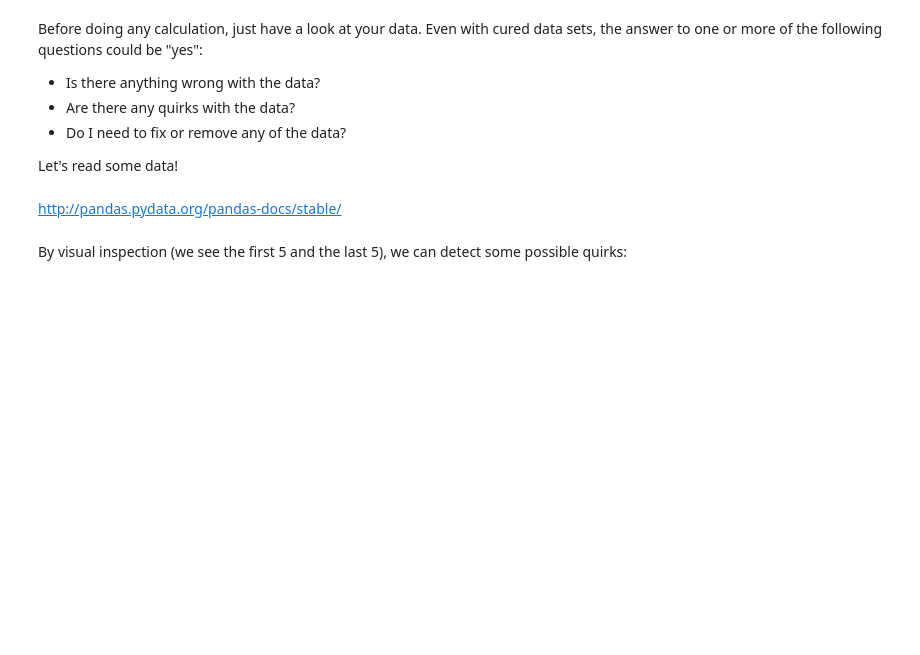
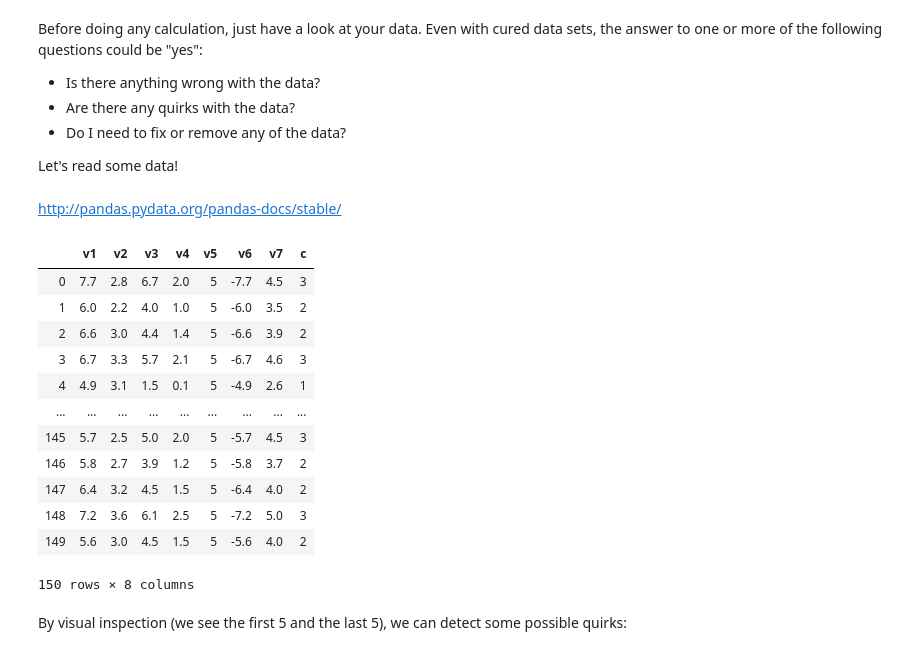
Before and after one commit to xetxezarreta/Aprendizaje_Automatico, a Jupyter notebook: Preprocessing-Part1.ipynb, the cells around one changed output. Drawn from its saved outputs; the diff is of its cells as text; code cells hidden in the pictures; blank space fills up the shorter version.

```diff
--- a/Preprocessing-Part1.ipynb
+++ b/Preprocessing-Part1.ipynb
@@ -16,8 +16,22 @@ http://pandas.pydata.org/pandas-docs/stable/
 # %%
 import pandas as pd
 
-init_data = pd.read_csv('init_data.csv')
+init_data = pd.read_csv('data/init_data.csv')
 init_data
+# %% [output]
+|  | v1 | v2 | v3 | v4 | v5 | v6 | v7 | c |
+| 0 | 7.7 | 2.8 | 6.7 | 2.0 | 5 | -7.7 | 4.5 | 3 |
+| 1 | 6.0 | 2.2 | 4.0 | 1.0 | 5 | -6.0 | 3.5 | 2 |
+| 2 | 6.6 | 3.0 | 4.4 | 1.4 | 5 | -6.6 | 3.9 | 2 |
+| 3 | 6.7 | 3.3 | 5.7 | 2.1 | 5 | -6.7 | 4.6 | 3 |
+| 4 | 4.9 | 3.1 | 1.5 | 0.1 | 5 | -4.9 | 2.6 | 1 |
+| ... | ... | ... | ... | ... | ... | ... | ... | ... |
+| 145 | 5.7 | 2.5 | 5.0 | 2.0 | 5 | -5.7 | 4.5 | 3 |
+| 146 | 5.8 | 2.7 | 3.9 | 1.2 | 5 | -5.8 | 3.7 | 2 |
+| 147 | 6.4 | 3.2 | 4.5 | 1.5 | 5 | -6.4 | 4.0 | 2 |
+| 148 | 7.2 | 3.6 | 6.1 | 2.5 | 5 | -7.2 | 5.0 | 3 |
+| 149 | 5.6 | 3.0 | 4.5 | 1.5 | 5 | -5.6 | 4.0 | 2 |
+150 rows × 8 columns
 # %% [markdown]
 By visual inspection (we see the first 5 and the last 5), we can detect some possible quirks:
 # %% [markdown]
```
Also changed, not shown: parts of 14 cells of this notebook, 1 other file.
